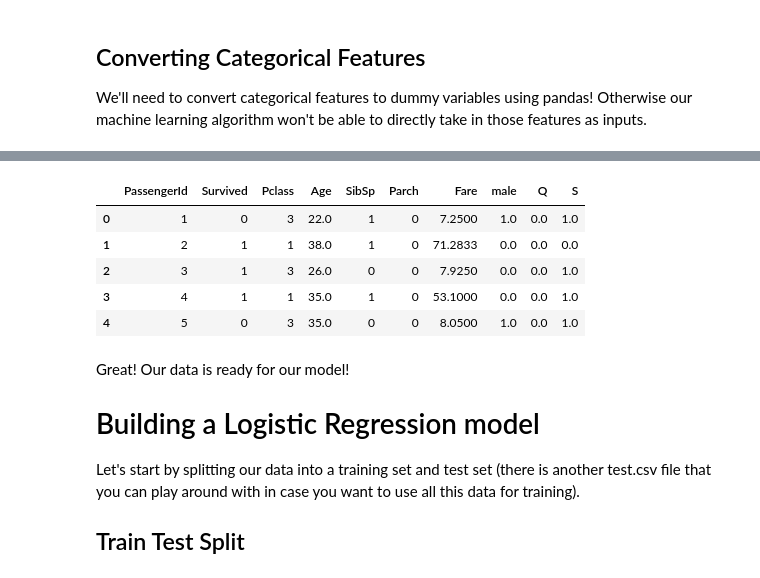
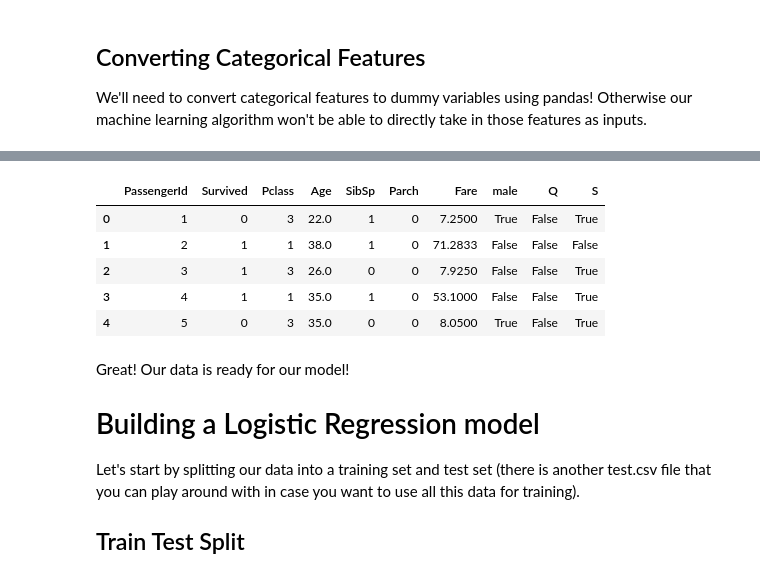
Before and after one commit to mmazurk/data-science-study, a Jupyter notebook: Refactored_Py_DS_ML_Bootcamp-master/13-Logistic-Regression/01-Logistic Regression with Python.ipynb, the cells around one changed output, grey strips where cells are left out. Cells and saved outputs as stored; diff of their text form; code cells hidden in the pictures.

```diff
--- a/Refactored_Py_DS_ML_Bootcamp-master/13-Logistic-Regression/01-Logistic Regression with Python.ipynb
+++ b/Refactored_Py_DS_ML_Bootcamp-master/13-Logistic-Regression/01-Logistic Regression with Python.ipynb
@@ -161,7 +161,7 @@ train.head()
 | 3 | 4 | 1 | 1 | Futrelle, Mrs. Jacques Heath (Lil... | female | 35.0 | 1 | 0 | 113803 | 53.1000 | ... |
 | 4 | 5 | 0 | 3 | Allen, Mr. William Henry | male | 35.0 | 0 | 0 | 373450 | 8.0500 | ... |
 # %%
-train.dropna(inplace=True)
+df.dropna(inplace=True)
 # %% [markdown]
 ## Converting Categorical Features
 
@@ -186,5 +188,5 @@ Embarked       889 non-null object
 dtypes: float64(2), int64(5), object(4)
 memory usage: 83.3+ KB
 # %%
-sex = pd.get_dummies(train['Sex'],drop_first=True)
-embark = pd.get_dummies(train['Embarked'],drop_first=True)
+sex = pd.get_dummies(df['Sex'],drop_first=True)
+embark = pd.get_dummies(df['Embarked'],drop_first=True)
@@ -191,16 +207,16 @@ embark = pd.get_dummies(train['Embarked'],drop_first=True)
 # %%
-train.drop(['Sex','Embarked','Name','Ticket'],axis=1,inplace=True)
+df.drop(['Sex','Embarked','Name','Ticket'],axis=1,inplace=True)
 # %%
-train = pd.concat([train,sex,embark],axis=1)
+df = pd.concat([df,sex,embark],axis=1)
 # %%
-train.head()
+df.head()
 # %% [output]
 |  | PassengerId | Survived | Pclass | Age | SibSp | Parch | Fare | male | Q | S |
-| 0 | 1 | 0 | 3 | 22.0 | 1 | 0 | 7.2500 | 1.0 | 0.0 | 1.0 |
-| 1 | 2 | 1 | 1 | 38.0 | 1 | 0 | 71.2833 | 0.0 | 0.0 | 0.0 |
-| 2 | 3 | 1 | 3 | 26.0 | 0 | 0 | 7.9250 | 0.0 | 0.0 | 1.0 |
-| 3 | 4 | 1 | 1 | 35.0 | 1 | 0 | 53.1000 | 0.0 | 0.0 | 1.0 |
-| 4 | 5 | 0 | 3 | 35.0 | 0 | 0 | 8.0500 | 1.0 | 0.0 | 1.0 |
+| 0 | 1 | 0 | 3 | 22.0 | 1 | 0 | 7.2500 | True | False | True |
+| 1 | 2 | 1 | 1 | 38.0 | 1 | 0 | 71.2833 | False | False | False |
+| 2 | 3 | 1 | 3 | 26.0 | 0 | 0 | 7.9250 | False | False | True |
+| 3 | 4 | 1 | 1 | 35.0 | 1 | 0 | 53.1000 | False | False | True |
+| 4 | 5 | 0 | 3 | 35.0 | 0 | 0 | 8.0500 | True | False | True |
 # %% [markdown]
 Great! Our data is ready for our model!
 
```
Also changed, not shown: parts of 9 cells of this notebook.
